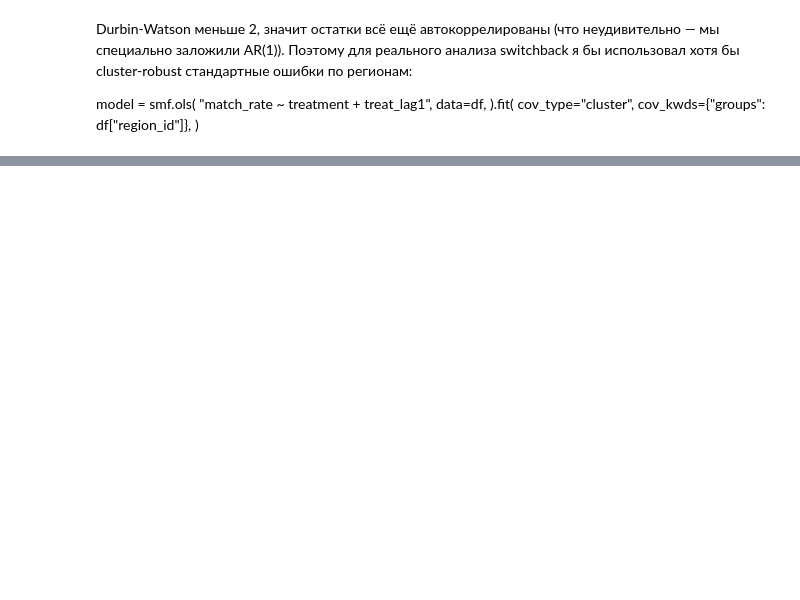
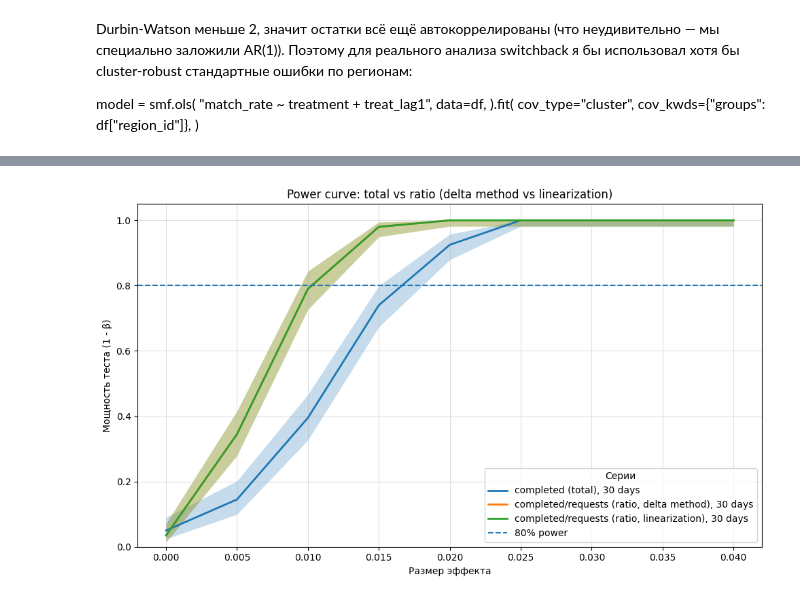
Before and after one commit to ekomissarov/sutva-tsm, a Jupyter notebook: tsm_events_aggregation.ipynb, the cells around one changed output, grey strips where cells are left out. Saved outputs shown, nothing was run; the diff lists cells and outputs as text; code cells hidden in the pictures; blank space fills up the shorter version.

```diff
--- a/tsm_events_aggregation.ipynb
+++ b/tsm_events_aggregation.ipynb
@@ -4173,0 +4540,42 @@ model = smf.ols(
+# %%
+power_df_ratio_lin = simulate_power_curve(
+    generator=generator,
+    population=population,
+    metric_type="ratio",
+    numerator="completed",
+    denominator="requests",
+    ratio_method="linearization",
+    effects=np.arange(0, 0.041, 0.005),
+    n_simulations=200,
+    experiment_days=30,
+    alpha=0.05,
+    seed=123,
+)
+
+power_df_ratio_delta = simulate_power_curve(
+    generator=generator,
+    population=population,
+    metric_type="ratio",
+    numerator="completed",
+    denominator="requests",
+    ratio_method="delta",
+    effects=np.arange(0, 0.041, 0.005),
+    n_simulations=200,
+    experiment_days=30,
+    alpha=0.05,
+    seed=123,
+)
+
+# Три кривые мощности на одном графике:
+#   1) total-метрика completed
+#   2) completed/requests через дельта-метод
+#   3) completed/requests через линеаризацию
+plot_power_vs_effect(
+    pd.concat(
+        [power_df, power_df_ratio_delta, power_df_ratio_lin],
+        ignore_index=True,
+    ),
+    title="Power curve: total vs ratio (delta method vs linearization)",
+)
+# %% [output]
+[figure, added]
```
Also changed, not shown: parts of 10 cells of this notebook.
